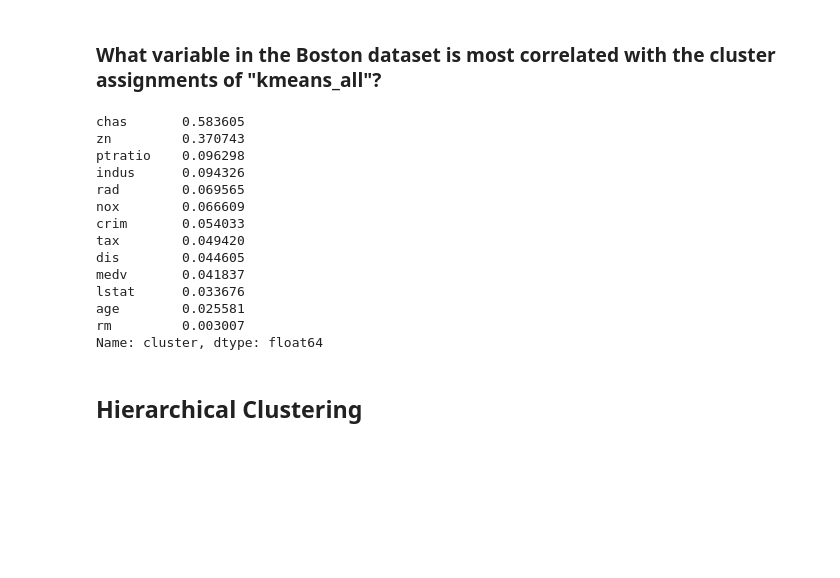
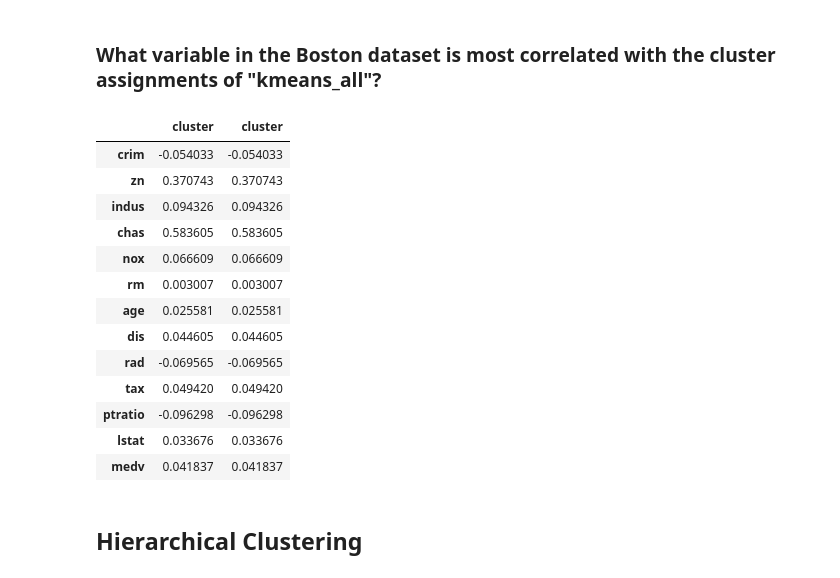
Before and after one commit to mellenpan/code_2600, a Jupyter notebook: mod07_clustering.ipynb, the cells around one changed output. Drawn from its saved outputs; the diff is of its cells as text; code cells hidden in the pictures; blank space fills up the shorter version.

```diff
--- a/mod07_clustering.ipynb
+++ b/mod07_clustering.ipynb
@@ -297,25 +297,24 @@ cluster_km_all = pd.DataFrame(kmeans_all.labels_)
 ### What variable in the Boston dataset is most correlated with the cluster assignments of "kmeans_all"?
 # %%
 # coding work can go here
-Boston_std['cluster'] = kmeans_all.labels_
-corrs = Boston_std.corr()['cluster'].drop('cluster')
-
-corrs.abs().sort_values(ascending=False)
+cluster_series = pd.Series(kmeans_all.labels_, name = 'cluster')
+correlations = pd.concat([Boston_std, cluster_series], axis=1).corr()['cluster'].drop('cluster')
+correlations
 # %% [output]
-chas       0.583605
-zn         0.370743
-ptratio    0.096298
-indus      0.094326
-rad        0.069565
-nox        0.066609
-crim       0.054033
-tax        0.049420
-dis        0.044605
-medv       0.041837
-lstat      0.033676
-age        0.025581
-rm         0.003007
-Name: cluster, dtype: float64
+|  | cluster | cluster |
+| crim | -0.054033 | -0.054033 |
+| zn | 0.370743 | 0.370743 |
+| indus | 0.094326 | 0.094326 |
+| chas | 0.583605 | 0.583605 |
+| nox | 0.066609 | 0.066609 |
+| rm | 0.003007 | 0.003007 |
+| age | 0.025581 | 0.025581 |
+| dis | 0.044605 | 0.044605 |
+| rad | -0.069565 | -0.069565 |
+| tax | 0.049420 | 0.049420 |
+| ptratio | -0.096298 | -0.096298 |
+| lstat | 0.033676 | 0.033676 |
+| medv | 0.041837 | 0.041837 |
 # %%
 # provide answer here, with variable name inside the quotes
 var_most_correlated_w_kmeans = 'chas'
```
Also changed, not shown: parts of 2 cells of this notebook.
